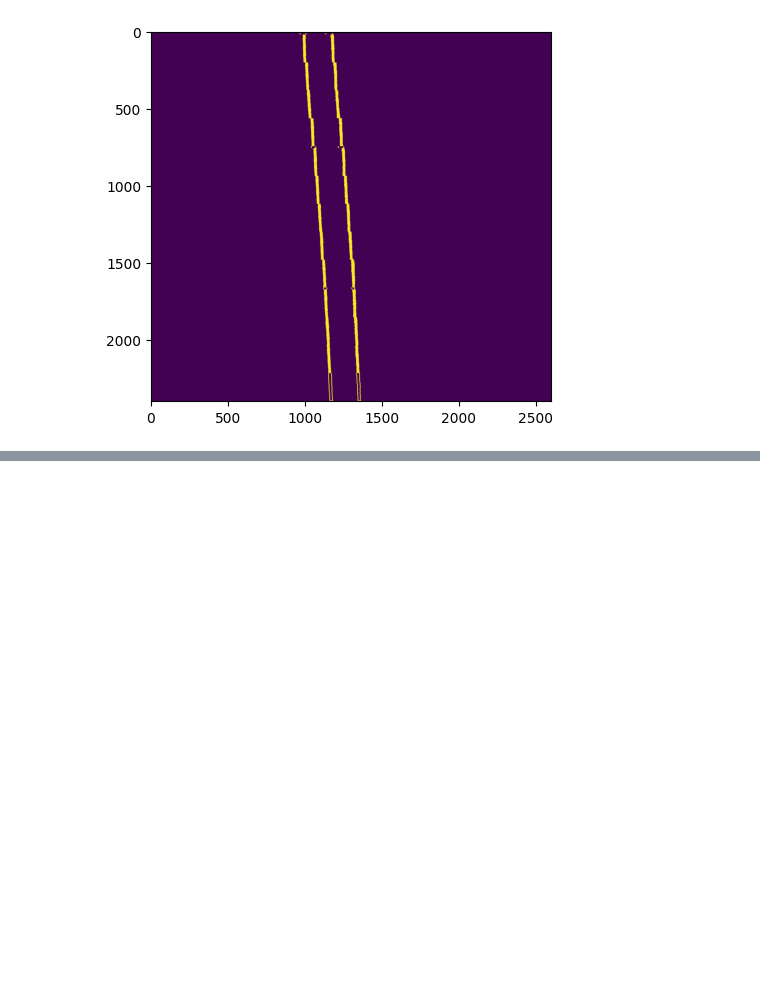
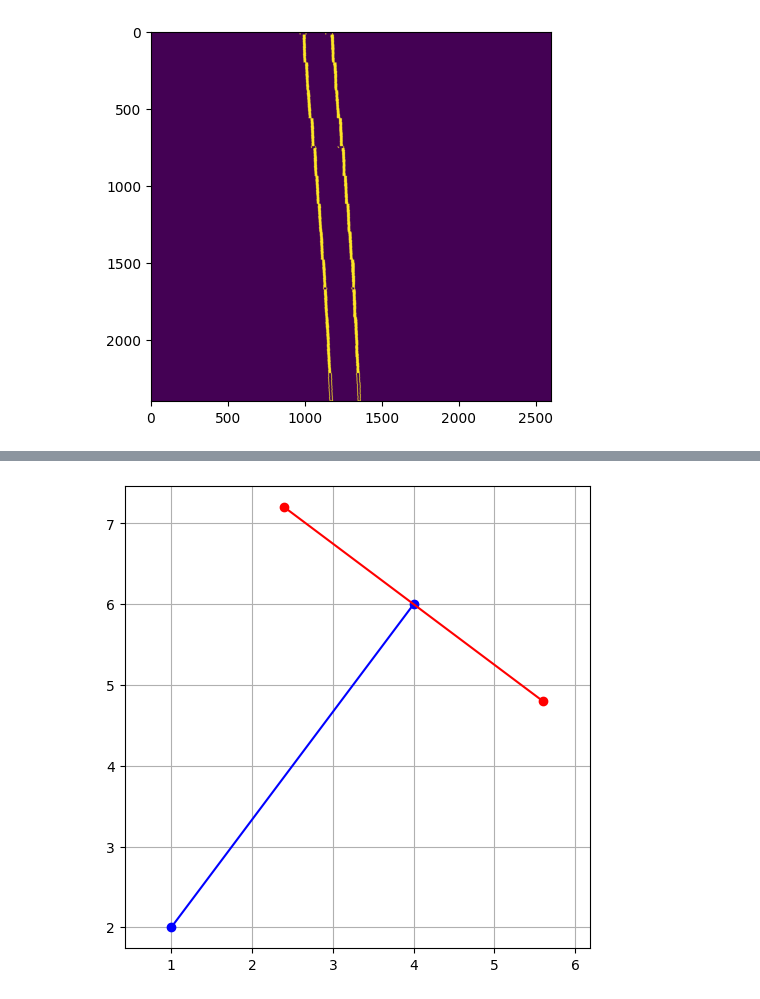
Before and after one commit to Andrudewt/perspective, a Jupyter notebook: main.ipynb, the cells around one changed output, grey strips where cells are left out. Saved outputs shown, nothing was run; the diff lists cells and outputs as text; code cells hidden in the pictures; blank space fills up the shorter version.

```diff
--- a/main.ipynb
+++ b/main.ipynb
@@ -359,0 +443,30 @@ plt.imshow(mask_res)
+# %%
+# 1. Исходная наклонная линия (отрезки x и y)
+p1 = np.array([1.0, 2.0])  # Начало
+p2 = np.array([4.0, 6.0])  # Конец (точка пересечения)
+
+# 2. Расчет направляющего вектора линии
+v = p2 - p1
+
+# 3. Нахождение перпендикулярного вектора (поворот на 90 градусов)
+# Для вектора (x, y) перпендикуляр равен (-y, x)
+v_perp = np.array([-v[1], v[0]])
+
+# 4. Нормирование перпендикуляра (задаем нужную длину, например, 2 единицы)
+length = 2.0  # будет равно bord
+v_perp_normalized = v_perp / np.linalg.norm(v_perp) * length
+
+# 5. Вычисление конечной точки перпендикуляра
+p3 = p2 + v_perp_normalized
+p4 = p2 - v_perp_normalized
+
+
+plt.figure(figsize=(6, 6))
+plt.plot([p1[0], p2[0]], [p1[1], p2[1]], "b-o")
+plt.plot([p3[0], p4[0]], [p3[1], p4[1]], "r-o")
+
+plt.grid(True)
+plt.axis("equal")
+plt.show()
+# %% [output]
+[figure, added]
```
Also changed, not shown: parts of 5 cells of this notebook.
